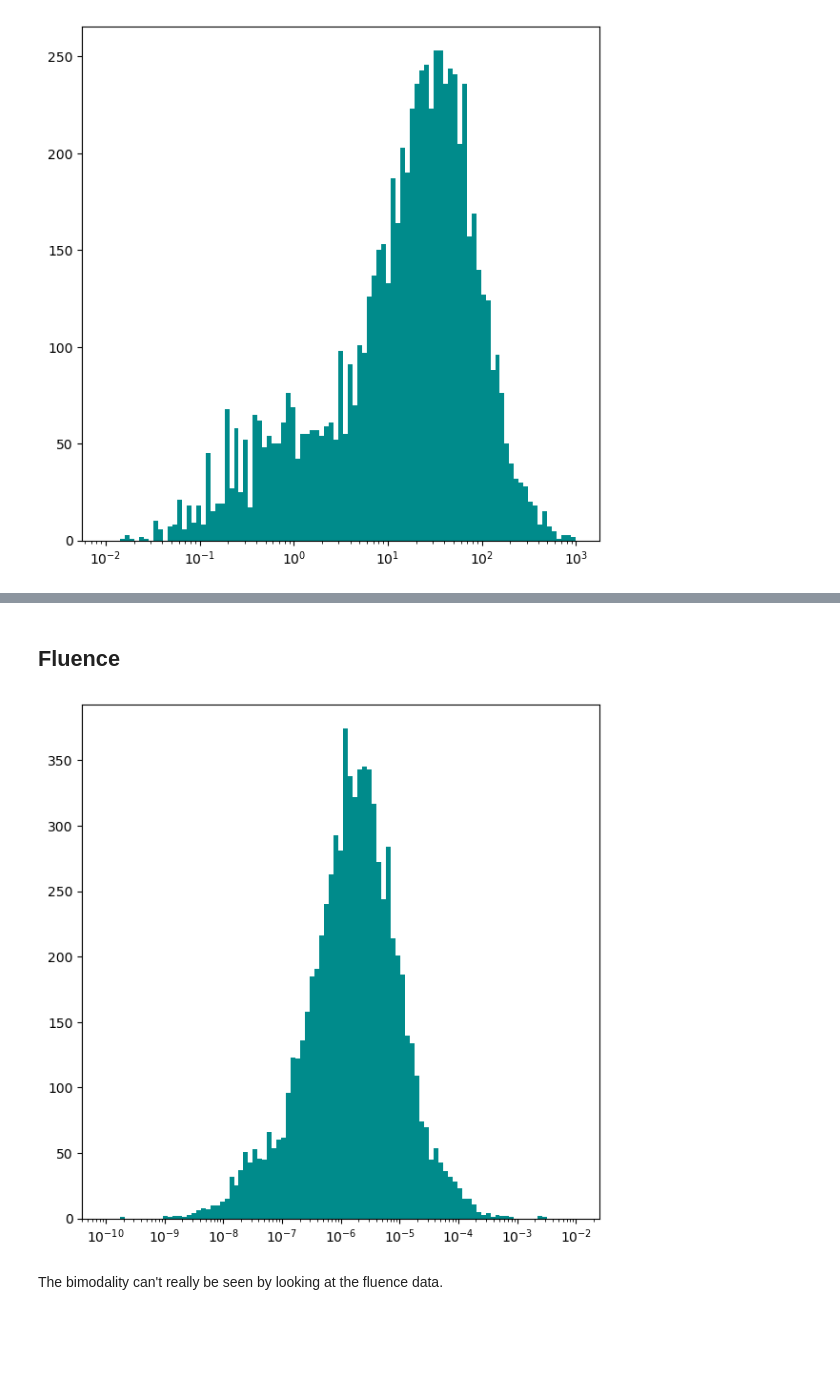
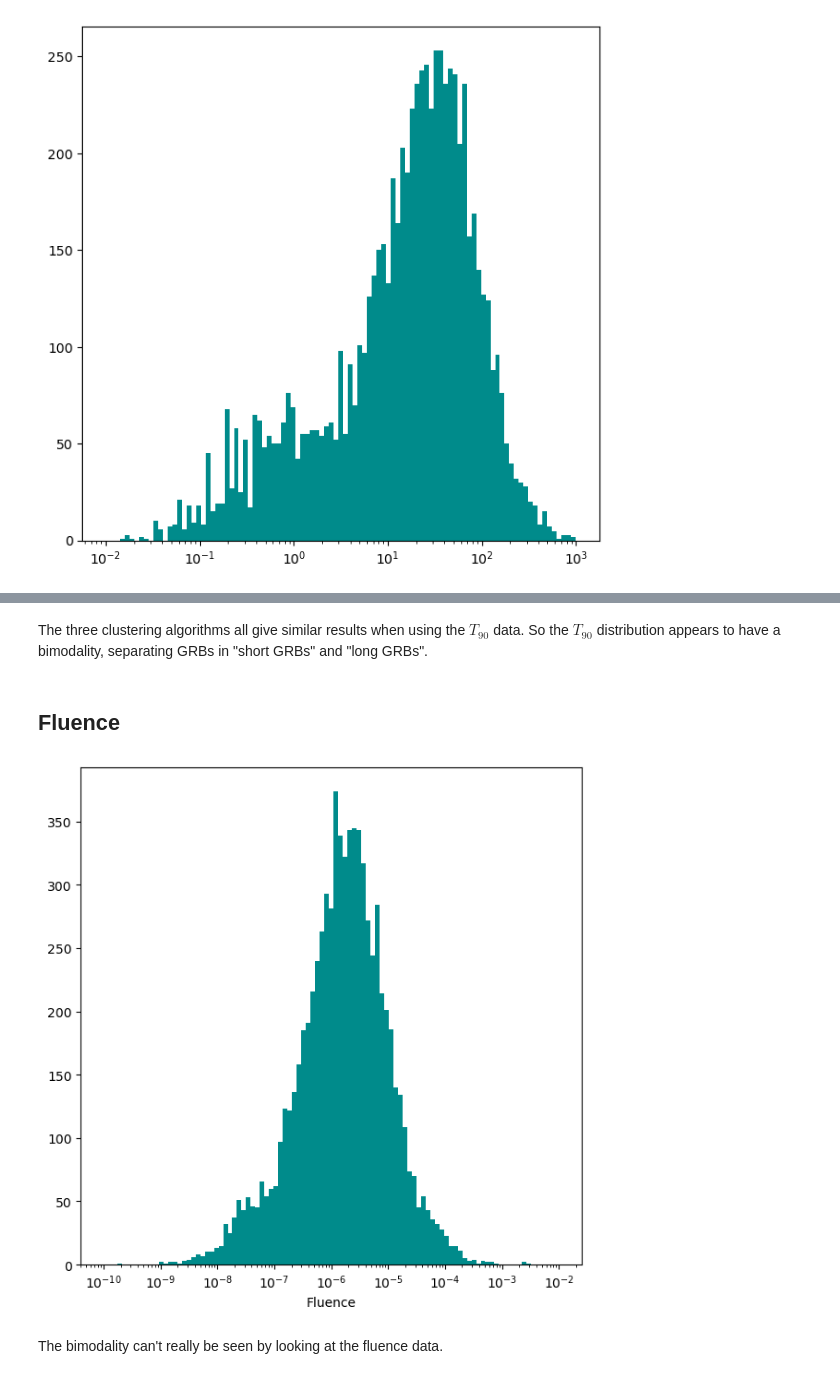
Before and after one commit to Giovanni-Ferron/astrostatistics_bicocca_2024, a Jupyter notebook: working/ex_L14.ipynb, the cells around one changed output, grey strips where cells are left out. Saved outputs shown, nothing was run; the diff lists cells and outputs as text; code cells hidden in the pictures; blank space fills up the shorter version.

```diff
--- a/working/ex_L14.ipynb
+++ b/working/ex_L14.ipynb
@@ -220,13 +249,16 @@ Best KDE bandwidth = 0.1
+# %% [markdown]
+The three clustering algorithms all give similar results when using the $T_{90}$ data. So the $T_{90}$ distribution appears to have a bimodality, separating GRBs in "short GRBs" and "long GRBs".
 # %% [markdown]
 ## Fluence
 # %%
 #Plot histogram
 
 plt.figure()
 plt.hist(fluence, color="darkcyan", bins=np.logspace(-10, -2, 100))
+plt.xlabel("Fluence")
 plt.xscale("log")
 # %% [output]
-[figure, old version]
+[figure, new version]
 # %% [markdown]
 The bimodality can't really be seen by looking at the fluence data.
 # %% [markdown]
```
Also changed, not shown: parts of 22 cells of this notebook.
